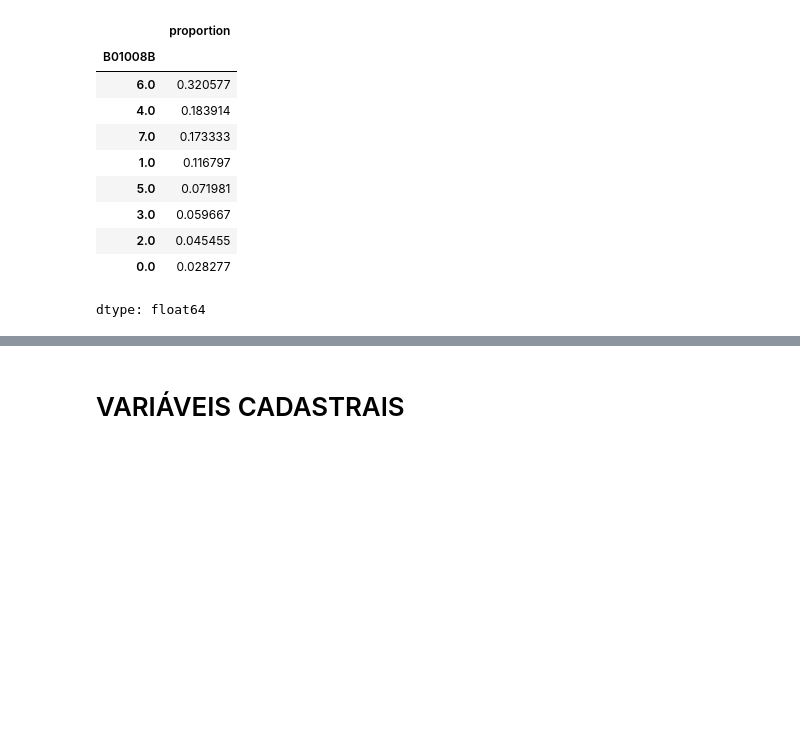
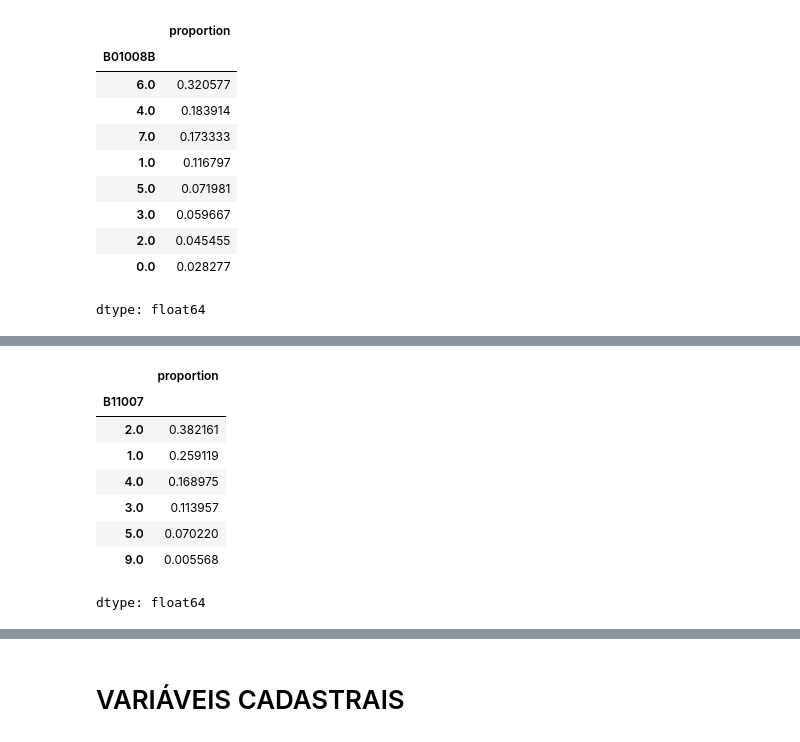
Before and after one commit to GustavoEmanuel901/lainfs-pense-repository, a Jupyter notebook: Dados_Pense_2026.ipynb, the cells around one changed output, grey strips where cells are left out. Drawn from its saved outputs; the diff is of its cells as text; code cells hidden in the pictures; blank space fills up the shorter version.

```diff
--- a/Dados_Pense_2026.ipynb
+++ b/Dados_Pense_2026.ipynb
@@ -484,0 +489,12 @@ dtype: float64
+# %%
+df['B11007'].value_counts(normalize=True)
+# %% [output]
+|  | proportion |
+| B11007 |  |
+| 2.0 | 0.382161 |
+| 1.0 | 0.259119 |
+| 4.0 | 0.168975 |
+| 3.0 | 0.113957 |
+| 5.0 | 0.070220 |
+| 9.0 | 0.005568 |
+dtype: float64
```
Also changed, not shown: parts of 19 cells of this notebook.
